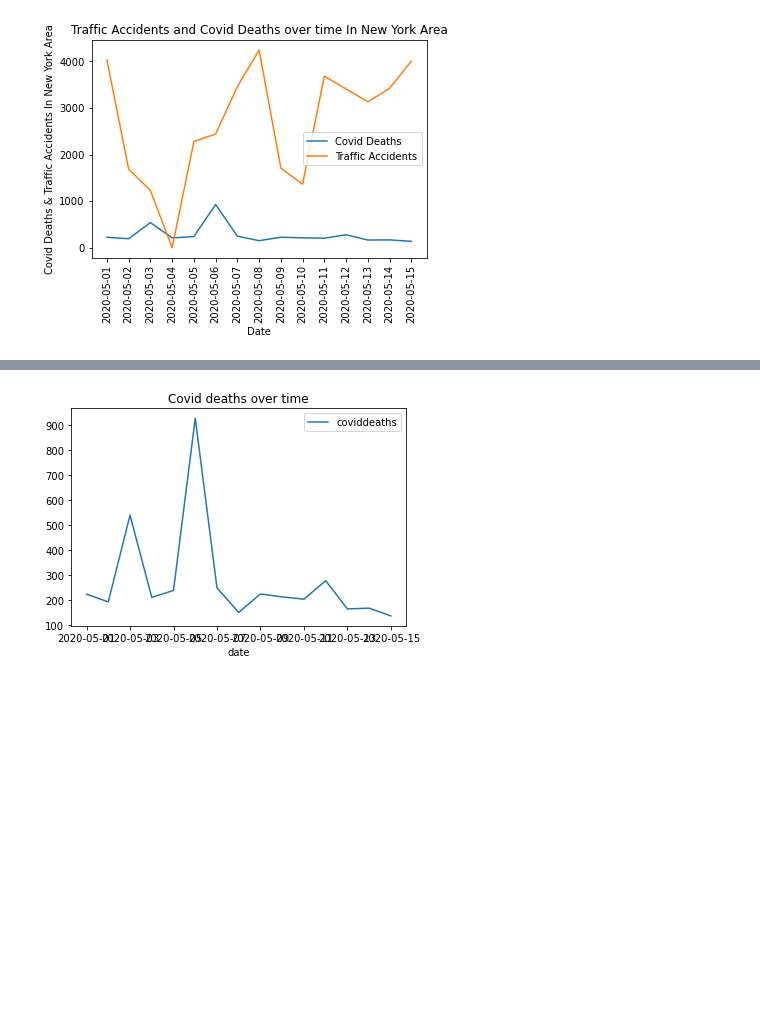
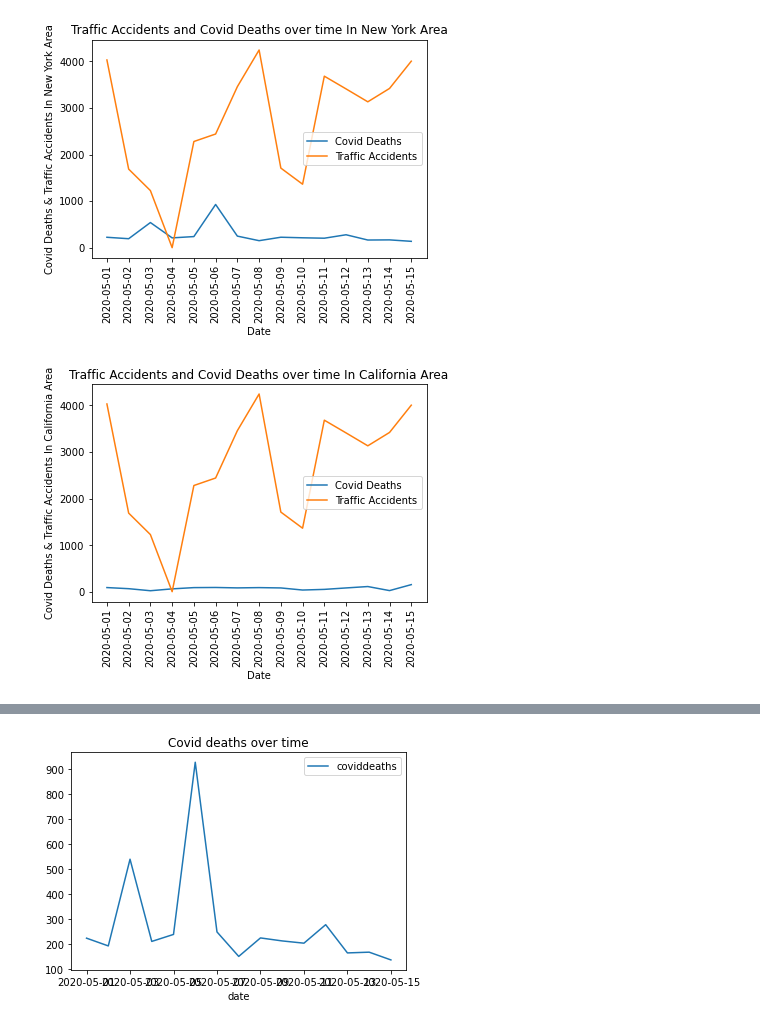
Before and after one commit to blackdenarius307/Extract-Transform-Load-From-Start-to-Finish, a Jupyter notebook: PLOT_covid_Data_pH.ipynb, the cells around one changed output, grey strips where cells are left out. Cells and saved outputs as stored; diff of their text form; code cells hidden in the pictures; blank space fills up the shorter version.

Commit message:
more graphs

```diff
--- a/PLOT_covid_Data_pH.ipynb
+++ b/PLOT_covid_Data_pH.ipynb
@@ -81,3 +85,31 @@ plt.xticks(rotation= 90)
 plt.savefig("pictures/Death_Traffic_plot")
 # %% [output]
 [figure]
+# %%
+Ca_covid_actual_df = pd.read_csv("ExportCombinedCA.csv")
+# %%
+
+y1 = Ca_covid_actual_df["coviddeaths"]
+x1 = Ca_covid_actual_df["date"]
+plt.plot(x1, y1, label ="Covid Deaths")
+
+y2 = Ca_covid_actual_df["average"]
+x2 = Ca_covid_actual_df["date"]
+
+
+plt.plot(x2, y2, label = "Traffic Accidents")
+#plt.figure(figsize=(x2, y1))
+
+#########   Formats graph
+plt.title("Traffic Accidents and Covid Deaths over time In California Area")
+plt.xlabel("Date")
+plt.ylabel("Covid Deaths & Traffic Accidents In California Area")
+
+plt.legend(loc="best")
+#ax.legend((y1, y2), ('Covid Deaths', 'Traffic Accidents'),loc='best')
+
+plt.xticks(rotation= 90)
+
+plt.savefig("pictures/Cal_Death_Traffic_plot")
+# %% [output]
+[figure, added]
```
Also changed, not shown: parts of 4 cells of this notebook, 2 other files.
